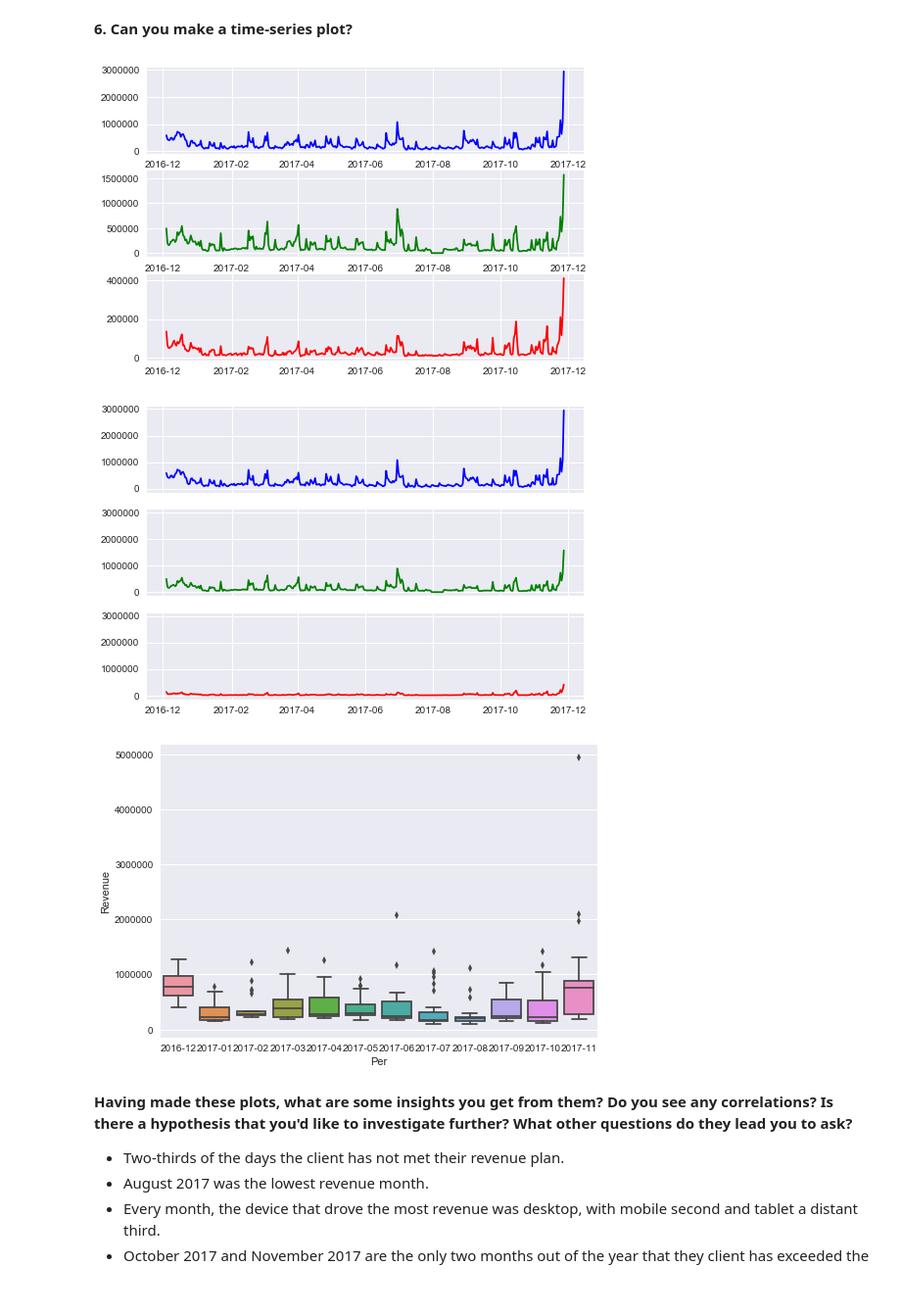
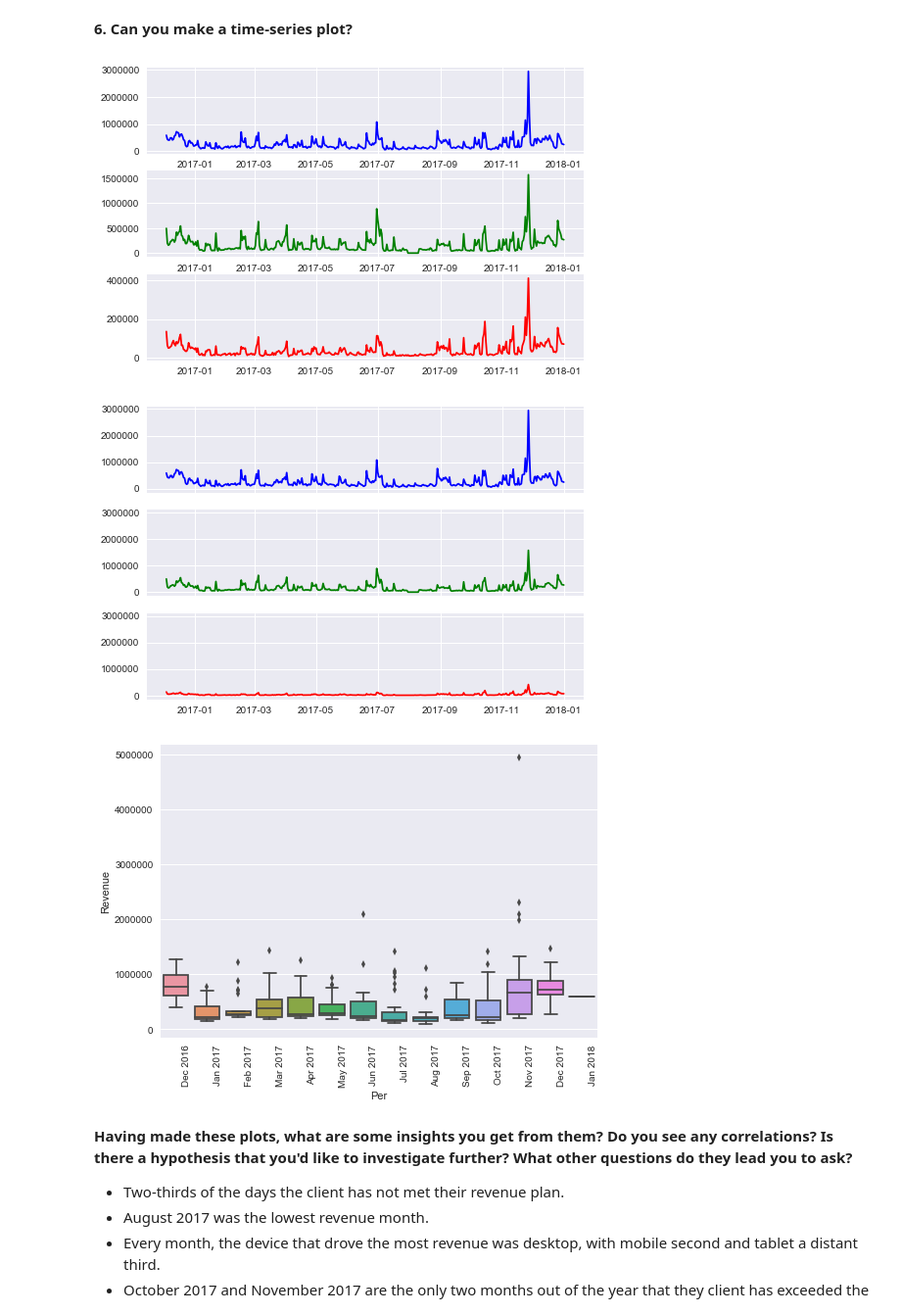
Before and after one commit to juliannarenaud/springboarddatasciencecourse, a Jupyter notebook: Project 1 Data Storytelling.ipynb, the cells around one changed output. Shown at 98% size. Saved outputs shown, nothing was run; the diff lists cells and outputs as text; code cells hidden in the pictures.

```diff
--- a/Project 1 Data Storytelling.ipynb
+++ b/Project 1 Data Storytelling.ipynb
@@ -146,0 +193,43 @@ plt.show()
+# %%
+n_groups_df1 = len(df1)
+index_df1 = np.arange(n_groups_df1)
+labels = ('Dec 2016', 'Jan 2017', 'Feb 2017', 'Mar 2017', 'Apr 2017', 'May 2017', 'Jun 2017', 'Jul 2017', 'Aug 2017', 'Sep 2017', 'Oct 2017', 'Nov 2017', 'Dec 2017', 'Jan 2018')
+revenue = df1[df1.columns[1]]
+users = df1[df1.columns[2]]
+transactions = df1[df1.columns[4]]
+cvr = transactions/users * 100
+
+_ = plt.subplot(2, 2, 1)
+_ = plt.plot(index_df1, revenue, label= 'Revenue')
+plt.xlabel('Month Year')
+plt.ylabel('$')
+plt.title('Revenue by Month')
+plt.xticks(index_df1, labels, rotation=90)
+plt.legend()
+
+_ = plt.subplot(2, 2, 2)
+_ = plt.plot(index_df1, users, label = 'Users')
+plt.xlabel('Month Year')
+plt.ylabel('Users')
+plt.title('Users by Month')
+plt.xticks(index_df1, labels, rotation=90)
+plt.legend()
+
+_ = plt.subplot(2, 2, 3)
+_ = plt.plot(index_df1, transactions, label = 'Transactions')
+plt.xlabel('Month Year')
+plt.ylabel('Transactions')
+plt.title('Transactions by Month')
+plt.xticks(index_df1, labels, rotation=90)
+plt.legend()
+
+_ = plt.subplot(2, 2, 4)
+_ = plt.plot(index_df1, cvr, label = 'CVR')
+plt.xlabel('Month Year')
+plt.ylabel('CVR %')
+plt.title('Conversion Rate by Month')
+plt.xticks(index_df1, labels, rotation=90)
+plt.legend()
+
+plt.tight_layout()
+plt.show()
@@ -271,9 +450,9 @@ plt.show()
 #Create three separate graphs, one for each device over time
 
 x = pd.to_datetime(df['Date'], format='%Y-%m-%d')
-revenue_desktop = df[df.columns[53]]
-revenue_mobile = df[df.columns[54]]
-revenue_tablet = df[df.columns[55]]
+revenue_desktop = df[df.columns[27]]
+revenue_mobile = df[df.columns[28]]
+revenue_tablet = df[df.columns[29]]
 
 _ = plt.subplot(3, 1, 1)
 _ = plt.plot(x, revenue_desktop, color='b', label = 'Desktop Revenue')
@@ -284,13 +463,13 @@ _ = plt.plot(x, revenue_tablet, color='r', label = 'Tablet Revenue')
 
 plt.show()
 # %% [output]
-[figure, old version]
+[figure, new version]
 # %%
 #Create, but have the same x, y axis for all three to illustrate the differences more easily.
 x = pd.to_datetime(df['Date'], format='%Y-%m-%d')
-revenue_desktop = df[df.columns[53]]
-revenue_mobile = df[df.columns[54]]
-revenue_tablet = df[df.columns[55]]
+revenue_desktop = df[df.columns[27]]
+revenue_mobile = df[df.columns[28]]
+revenue_tablet = df[df.columns[29]]
 
 f, (ax1, ax2, ax3) = plt.subplots(3, sharex=True, sharey=True)
 ax1.plot(x, revenue_desktop, color='b', label = 'Desktop Revenue')
@@ -299,18 +478,19 @@ ax3.plot(x, revenue_tablet, color='r', label = 'Tablet Revenue')
 
 plt.show()
 # %% [output]
-[figure, old version]
+[figure, new version]
 # %%
 #Create a boxplot by month/year
 df['Date'] = pd.to_datetime(df['Date'], format='%Y-%m-%d')
 
 df['Per'] = pd.DatetimeIndex(df['Date']).to_period('M')
 
 sns.boxplot(x='Per', y='Revenue', data=df)
+plt.xticks(index + bar_width, labels, rotation=90)
 #sns.swarmplot(x='Per', y='Revenue', data=df, color="0.25")
 plt.show()
 # %% [output]
-[figure, old version]
+[figure, new version]
 # %% [markdown]
 **Having made these plots, what are some insights you get from them? Do you see any correlations? Is there a hypothesis that you'd like to investigate further? What other questions do they lead you to ask?**
 
```
Also changed, not shown: parts of 17 cells of this notebook.
